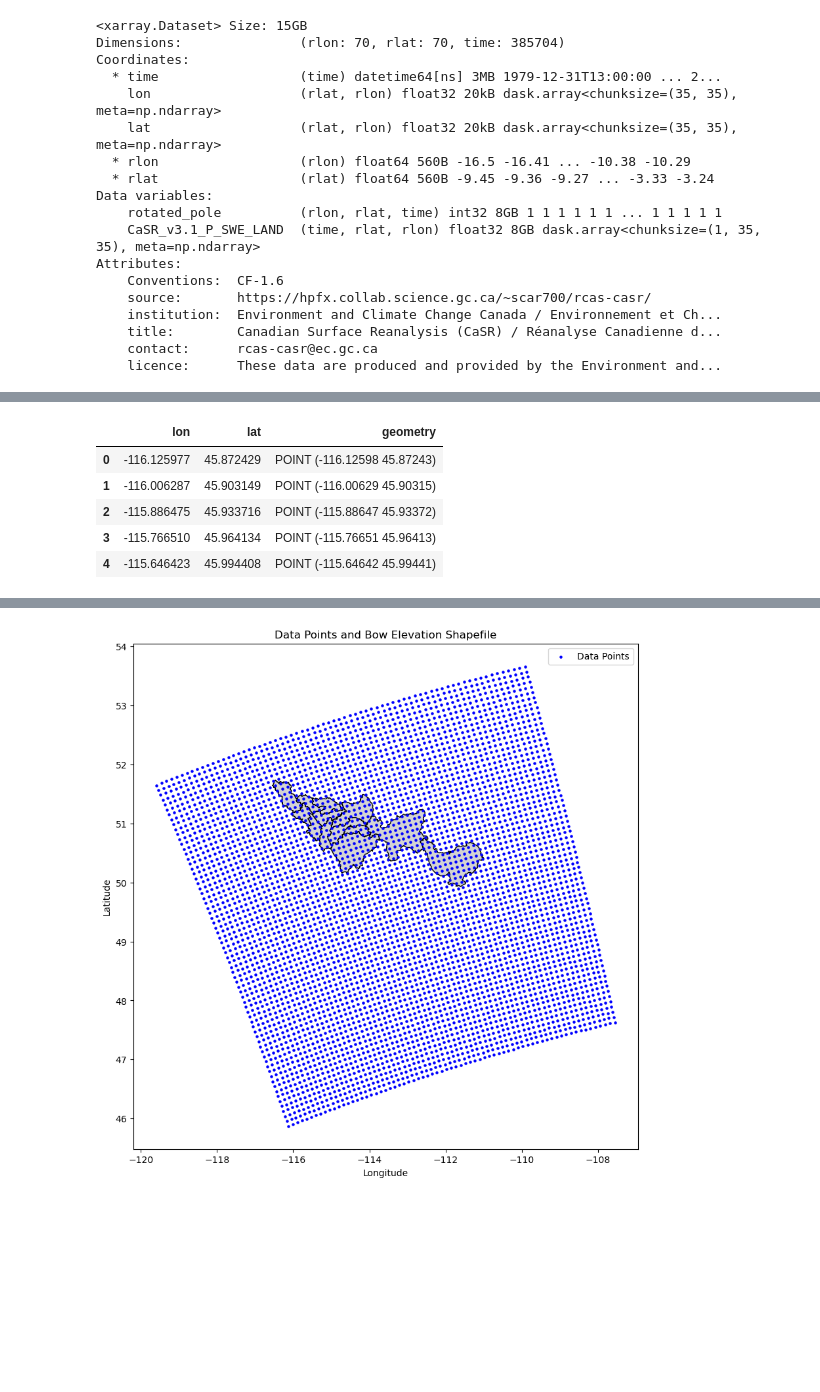
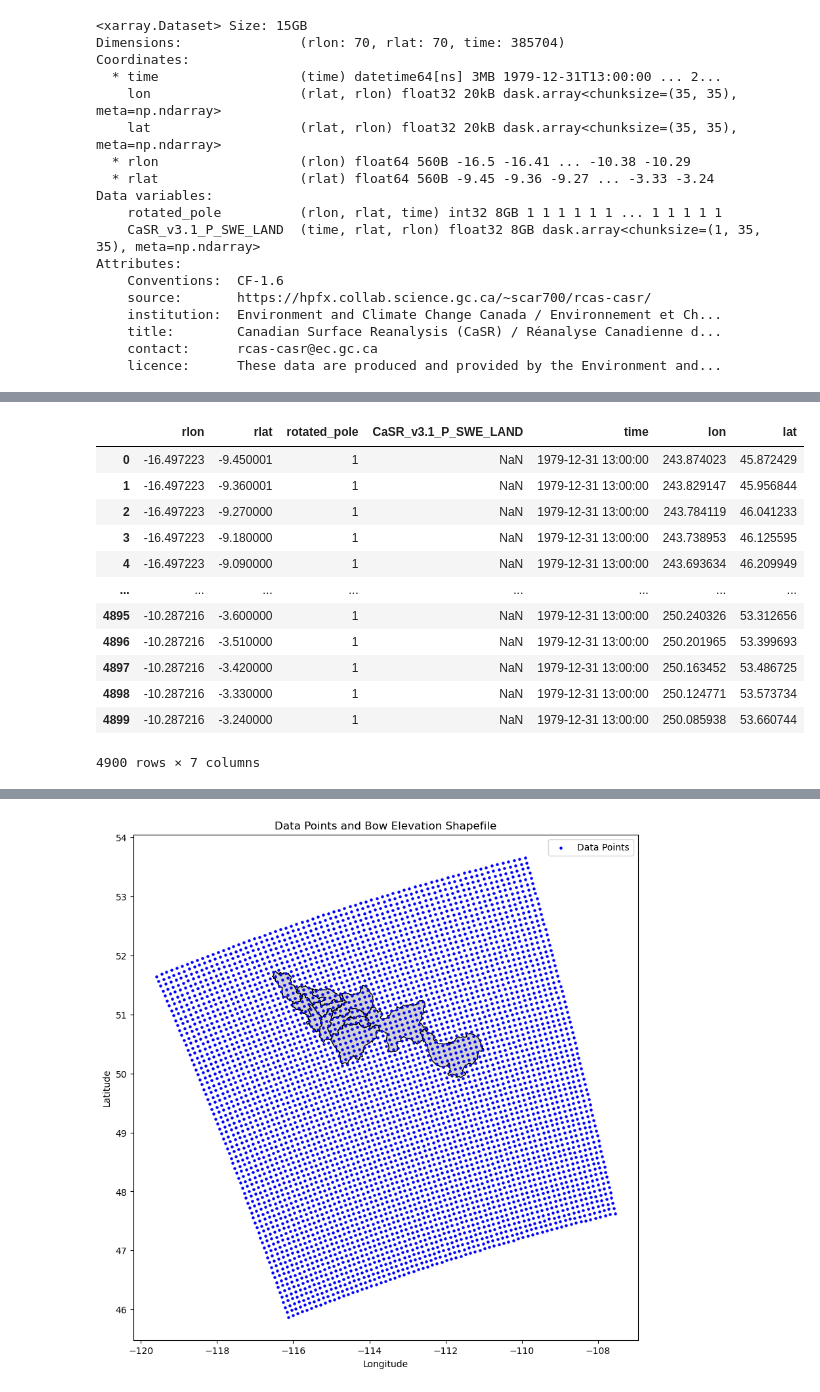
Before and after one commit to hasithajayamaha/snowdroughtindex-main, a Jupyter notebook: notebooks/workflows/0.3_CaSR_data_preparation.ipynb, the cells around one changed output, grey strips where cells are left out. Saved outputs shown, nothing was run; the diff lists cells and outputs as text; code cells hidden in the pictures; blank space fills up the shorter version.

```diff
--- a/notebooks/workflows/0.3_CaSR_data_preparation.ipynb
+++ b/notebooks/workflows/0.3_CaSR_data_preparation.ipynb
@@ -67,23 +74,19 @@ Total time steps: 385704
-# %%
-# Extract lon/lat arrays and flatten them
-lons = ds_combined_swe['lon'].values.flatten()
-lats = ds_combined_swe['lat'].values.flatten()
-
-# Create a DataFrame with lon/lat
-df_points = pd.DataFrame({'lon': lons, 'lat': lats})
-
-# Convert longitude to -180 to 180 format for plotting
-df_points['lon'] = ((df_points['lon'] + 180) % 360) - 180
-
-# Generate a GeoDataFrame
-gdf_swe = gpd.GeoDataFrame(df_points, geometry=gpd.points_from_xy(df_points['lon'], df_points['lat']))
-gdf_swe.set_crs(epsg=4326, inplace=True)
-
-display(gdf_swe.head())
-# %% [output]
-|  | lon | lat | geometry |
-| 0 | -116.125977 | 45.872429 | POINT (-116.12598 45.87243) |
-| 1 | -116.006287 | 45.903149 | POINT (-116.00629 45.90315) |
-| 2 | -115.886475 | 45.933716 | POINT (-115.88647 45.93372) |
-| 3 | -115.766510 | 45.964134 | POINT (-115.76651 45.96413) |
-| 4 | -115.646423 | 45.994408 | POINT (-115.64642 45.99441) |
+# %%
+# Select a small subset (e.g., first time step) to avoid MemoryError
+subset = ds_combined_swe.isel(time=0)
+swe_df = subset.to_dataframe().reset_index()
+display(swe_df)
+# %% [output]
+|  | rlon | rlat | rotated_pole | CaSR_v3.1_P_SWE_LAND | time | lon | lat |
+| 0 | -16.497223 | -9.450001 | 1 | NaN | 1979-12-31 13:00:00 | 243.874023 | 45.872429 |
+| 1 | -16.497223 | -9.360001 | 1 | NaN | 1979-12-31 13:00:00 | 243.829147 | 45.956844 |
+| 2 | -16.497223 | -9.270000 | 1 | NaN | 1979-12-31 13:00:00 | 243.784119 | 46.041233 |
+| 3 | -16.497223 | -9.180000 | 1 | NaN | 1979-12-31 13:00:00 | 243.738953 | 46.125595 |
+| 4 | -16.497223 | -9.090000 | 1 | NaN | 1979-12-31 13:00:00 | 243.693634 | 46.209949 |
+| ... | ... | ... | ... | ... | ... | ... | ... |
+| 4895 | -10.287216 | -3.600000 | 1 | NaN | 1979-12-31 13:00:00 | 250.240326 | 53.312656 |
+| 4896 | -10.287216 | -3.510000 | 1 | NaN | 1979-12-31 13:00:00 | 250.201965 | 53.399693 |
+| 4897 | -10.287216 | -3.420000 | 1 | NaN | 1979-12-31 13:00:00 | 250.163452 | 53.486725 |
+| 4898 | -10.287216 | -3.330000 | 1 | NaN | 1979-12-31 13:00:00 | 250.124771 | 53.573734 |
+| 4899 | -10.287216 | -3.240000 | 1 | NaN | 1979-12-31 13:00:00 | 250.085938 | 53.660744 |
+4900 rows × 7 columns
```
Also changed, not shown: parts of 14 cells of this notebook.
